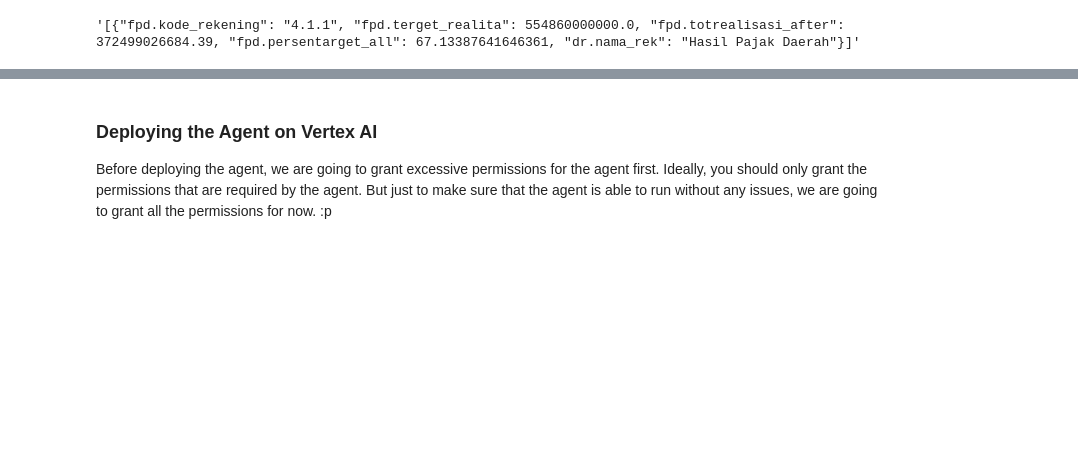
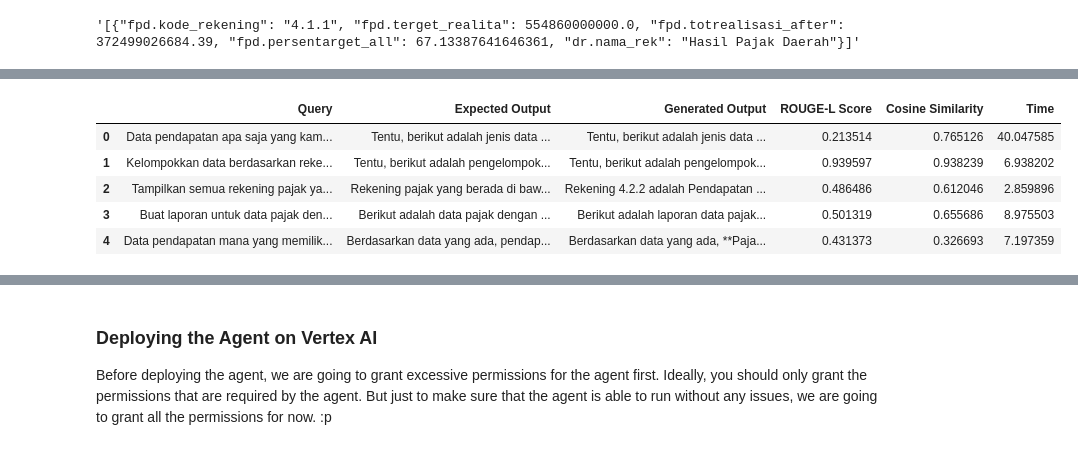
Before and after one commit to sugengdcahyo/agent-rag, a Jupyter notebook: 02-reasoning-engine.ipynb, the cells around one changed output, grey strips where cells are left out. Cells and saved outputs as stored; diff of their text form; code cells hidden in the pictures; blank space fills up the shorter version.

```diff
--- a/02-reasoning-engine.ipynb
+++ b/02-reasoning-engine.ipynb
@@ -1110,0 +1111,14 @@ api.get_tax("4.1.1")
+# %%
+import pandas as pd
+
+# Menampilkan hasil dalam tabel interaktif di Colab
+from IPython.display import display
+
+display(df_evaluation)  # Menampilkan tabel hasil evaluasi
+# %% [output]
+|  | Query | Expected Output | Generated Output | ROUGE-L Score | Cosine Similarity | Time |
+| 0 | Data pendapatan apa saja yang kam... | Tentu, berikut adalah jenis data ... | Tentu, berikut adalah jenis data ... | 0.213514 | 0.765126 | 40.047585 |
+| 1 | Kelompokkan data berdasarkan reke... | Tentu, berikut adalah pengelompok... | Tentu, berikut adalah pengelompok... | 0.939597 | 0.938239 | 6.938202 |
+| 2 | Tampilkan semua rekening pajak ya... | Rekening pajak yang berada di baw... | Rekening 4.2.2 adalah Pendapatan ... | 0.486486 | 0.612046 | 2.859896 |
+| 3 | Buat laporan untuk data pajak den... | Berikut adalah data pajak dengan ... | Berikut adalah laporan data pajak... | 0.501319 | 0.655686 | 8.975503 |
+| 4 | Data pendapatan mana yang memilik... | Berdasarkan data yang ada, pendap... | Berdasarkan data yang ada, **Paja... | 0.431373 | 0.326693 | 7.197359 |
```
Also changed, not shown: parts of 14 cells of this notebook.
